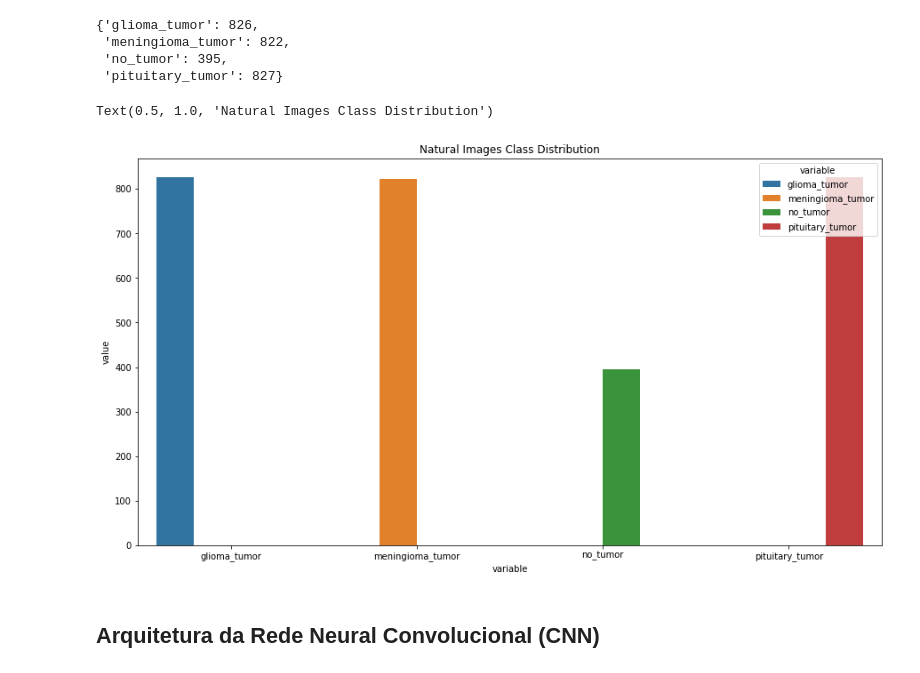
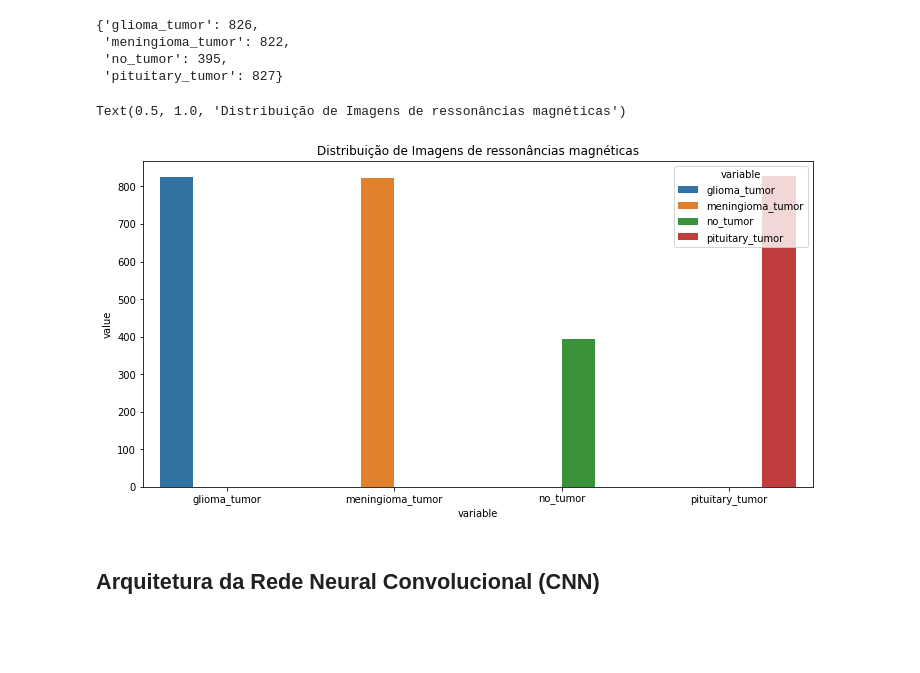
Before and after one commit to wander-asb/MRI_CLASSIFICATION, a Jupyter notebook: A_new_deep_CNN_for_Brain_tumor_classification(Multi).ipynb, the cells around one changed output. Saved outputs shown, nothing was run; the diff lists cells and outputs as text; code cells hidden in the pictures; blank space fills up the shorter version.

```diff
--- a/A_new_deep_CNN_for_Brain_tumor_classification(Multi).ipynb
+++ b/A_new_deep_CNN_for_Brain_tumor_classification(Multi).ipynb
@@ -93,13 +95,13 @@ Distribuição de classes:
  'no_tumor': 395,
  'pituitary_tumor': 827}
 # %%
-plt.figure(figsize=(15,8))
+plt.figure(figsize=(12,6))
 sns.barplot(data = pd.DataFrame.from_dict([get_class_distribution(train_dataset)])\
-            .melt(), x = "Variáveis", y="Quantidade", hue="Variáveis")\
-            .set_title('Imagens de ressonâncias magnéticas')
+            .melt(), x = "variable", y="value", hue="variable")\
+            .set_title('Distribuição de Imagens de ressonâncias magnéticas')
 # %% [output]
-Text(0.5, 1.0, 'Natural Images Class Distribution')
+Text(0.5, 1.0, 'Distribuição de Imagens de ressonâncias magnéticas')
-[figure, old version]
+[figure, new version]
 # %%
 test_loader = torch.utils.data.DataLoader(test_dataset, batch_size=12, shuffle=True)
 train_loader = torch.utils.data.DataLoader(train_dataset, batch_size=12, shuffle=True)
```
Also changed, not shown: parts of 9 cells of this notebook.
